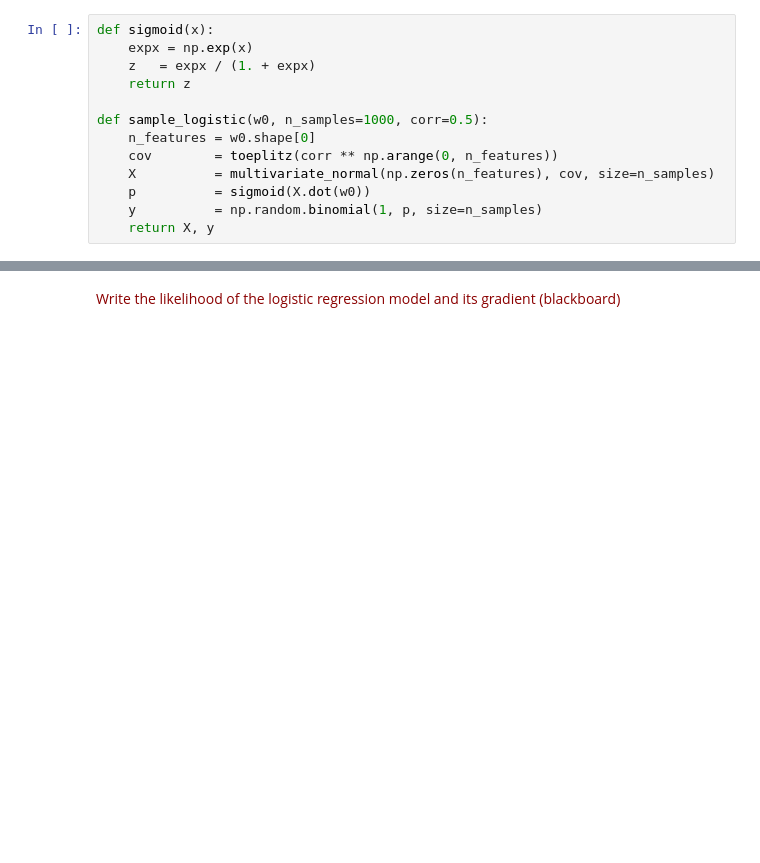
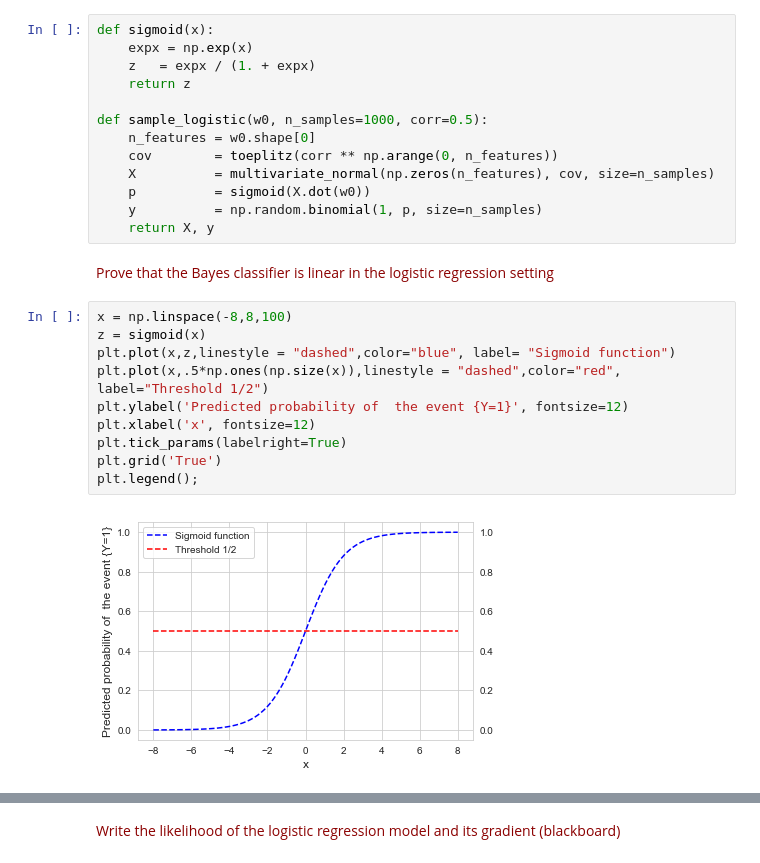
Before and after one commit to sylvainlc/19-map354_share, a Jupyter notebook: 3_Logistic_FeedForward/Lab/Python/logistic_ffnn.ipynb, the cells around one changed output, grey strips where cells are left out. Drawn from its saved outputs; the diff is of its cells as text; blank space fills up the shorter version.

```diff
--- a/3_Logistic_FeedForward/Lab/Python/logistic_ffnn.ipynb
+++ b/3_Logistic_FeedForward/Lab/Python/logistic_ffnn.ipynb
@@ -49,3 +49,17 @@ def sample_logistic(w0, n_samples=1000, corr=0.5):
     p          = sigmoid(X.dot(w0))
     y          = np.random.binomial(1, p, size=n_samples)
     return X, y
+# %% [markdown]
+<font color=darkred>  Prove that the Bayes classifier is linear in the logistic regression setting</font>
+# %%
+x = np.linspace(-8,8,100)
+z = sigmoid(x)
+plt.plot(x,z,linestyle = "dashed",color="blue", label= "Sigmoid function")
+plt.plot(x,.5*np.ones(np.size(x)),linestyle = "dashed",color="red", label="Threshold 1/2")
+plt.ylabel('Predicted probability of  the event {Y=1}', fontsize=12)
+plt.xlabel('x', fontsize=12)
+plt.tick_params(labelright=True)
+plt.grid('True')
+plt.legend();
+# %% [output]
+[figure, added]
```
Also changed, not shown: parts of 9 cells of this notebook.
